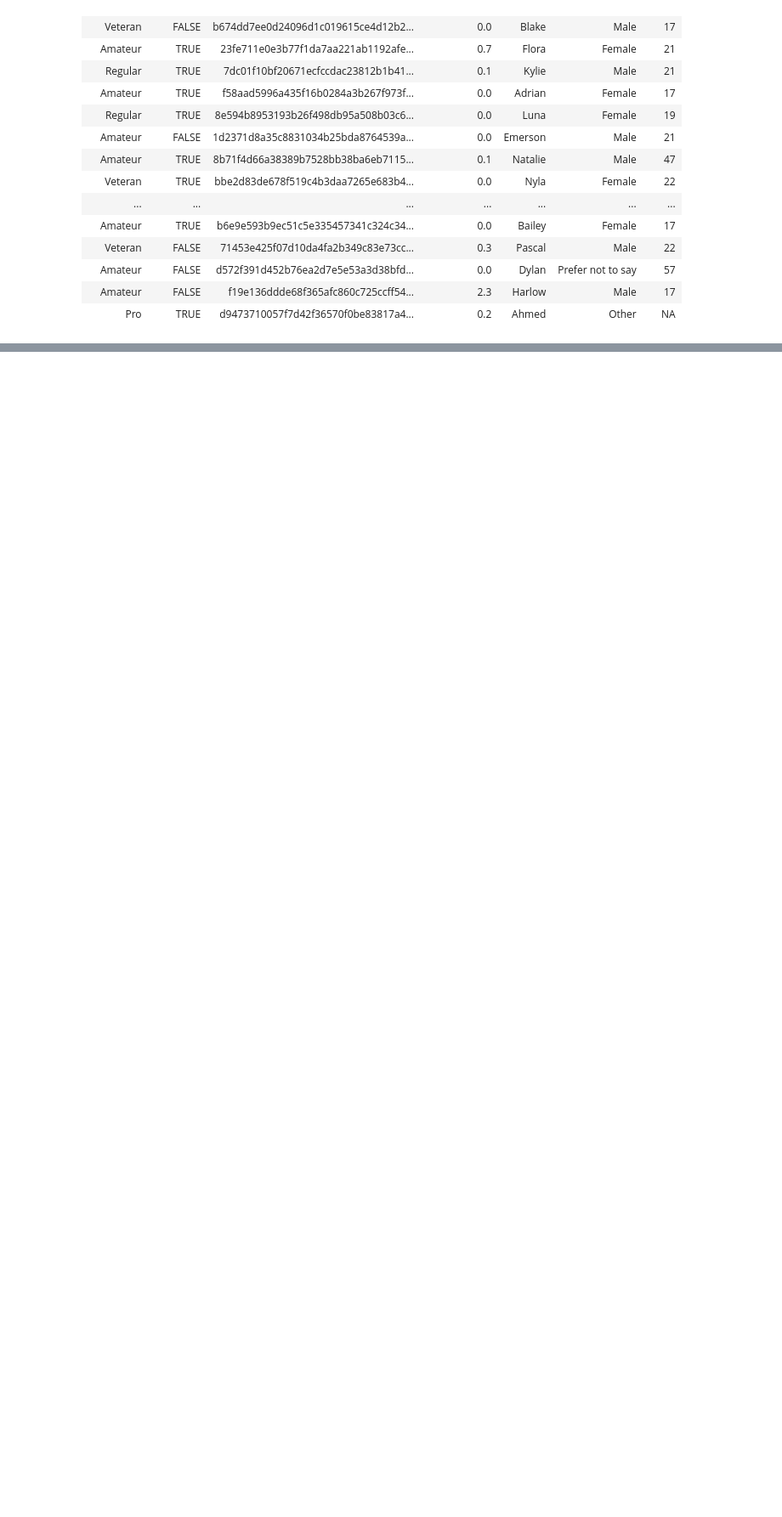
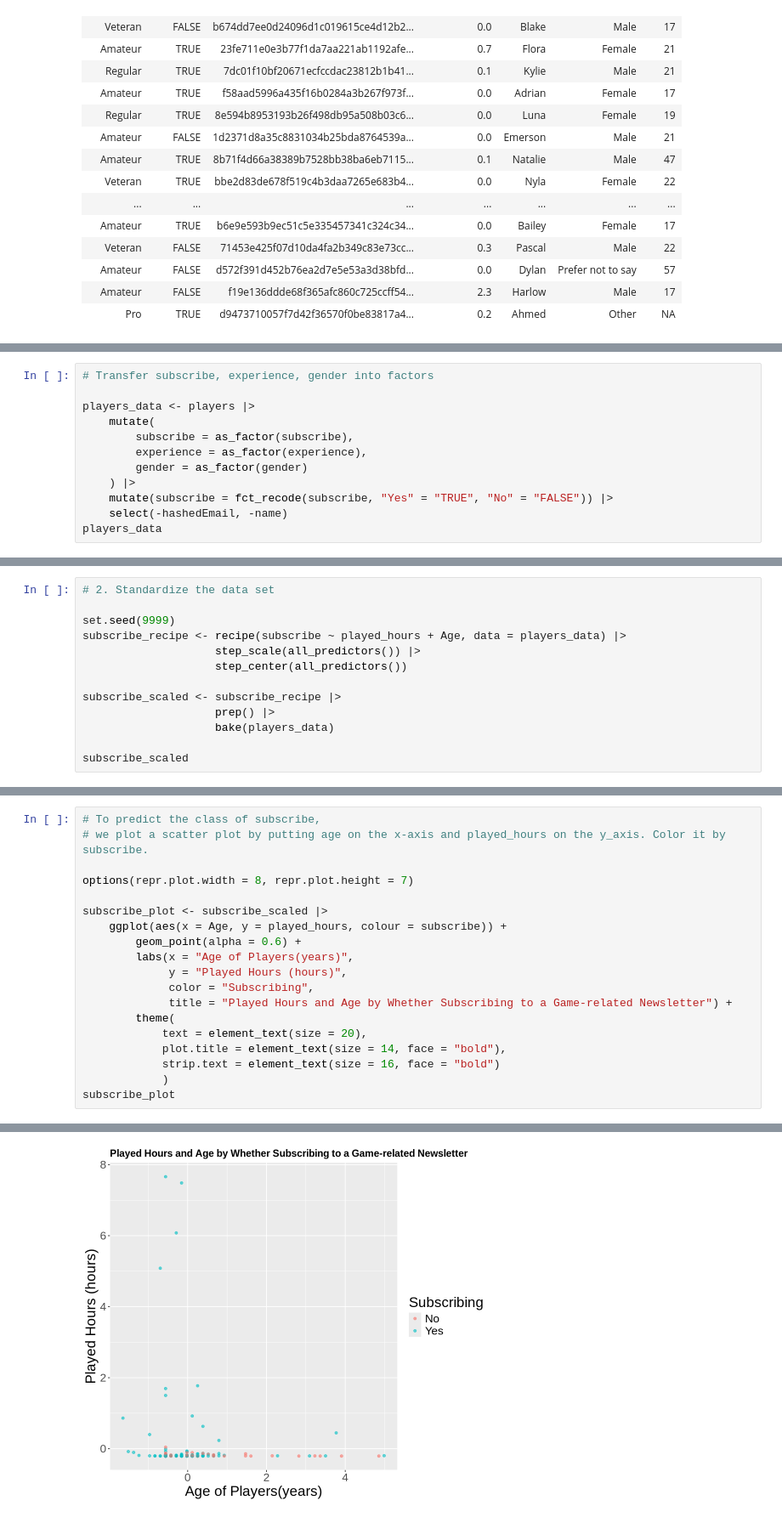
Before and after one commit to Yiliny110/project, a Jupyter notebook: individual_planning_stage.ipynb, the cells around one changed output, grey strips where cells are left out. Shown at 85% size. Drawn from its saved outputs; the diff is of its cells as text; blank space fills up the shorter version.

```diff
--- a/individual_planning_stage.ipynb
+++ b/individual_planning_stage.ipynb
@@ -46,0 +108,12 @@ A spec_tbl_df: 196 × 7
+# %%
+# Transfer subscribe, experience, gender into factors
+
+players_data <- players |>
+    mutate(
+        subscribe = as_factor(subscribe),
+        experience = as_factor(experience),
+        gender = as_factor(gender)
+    ) |>
+    mutate(subscribe = fct_recode(subscribe, "Yes" = "TRUE", "No" = "FALSE")) |>
+    select(-hashedEmail, -name)
+players_data
@@ -46,0 +158,13 @@ A spec_tbl_df: 196 × 7
+# %%
+# 2. Standardize the data set
+
+set.seed(9999)
+subscribe_recipe <- recipe(subscribe ~ played_hours + Age, data = players_data) |>
+                    step_scale(all_predictors()) |>
+                    step_center(all_predictors())
+
+subscribe_scaled <- subscribe_recipe |>
+                    prep() |>
+                    bake(players_data)
+
+subscribe_scaled
@@ -46,0 +219,20 @@ A spec_tbl_df: 196 × 7
+# %%
+# To predict the class of subscribe,
+# we plot a scatter plot by putting age on the x-axis and played_hours on the y_axis. Color it by subscribe.
+
+options(repr.plot.width = 8, repr.plot.height = 7)
+
+subscribe_plot <- subscribe_scaled |>
+    ggplot(aes(x = Age, y = played_hours, colour = subscribe)) +
+        geom_point(alpha = 0.6) +
+        labs(x = "Age of Players(years)",
+             y = "Played Hours (hours)",
+             color = "Subscribing",
+             title = "Played Hours and Age by Whether Subscribing to a Game-related Newsletter") +
+        theme(
+            text = element_text(size = 20),
+            plot.title = element_text(size = 14, face = "bold"),
+            strip.text = element_text(size = 16, face = "bold")
+            )
+subscribe_plot
+# %% [output]
@@ -46,0 +242 @@ A spec_tbl_df: 196 × 7
+[figure, added]
```
Also changed, not shown: parts of 19 cells of this notebook.
